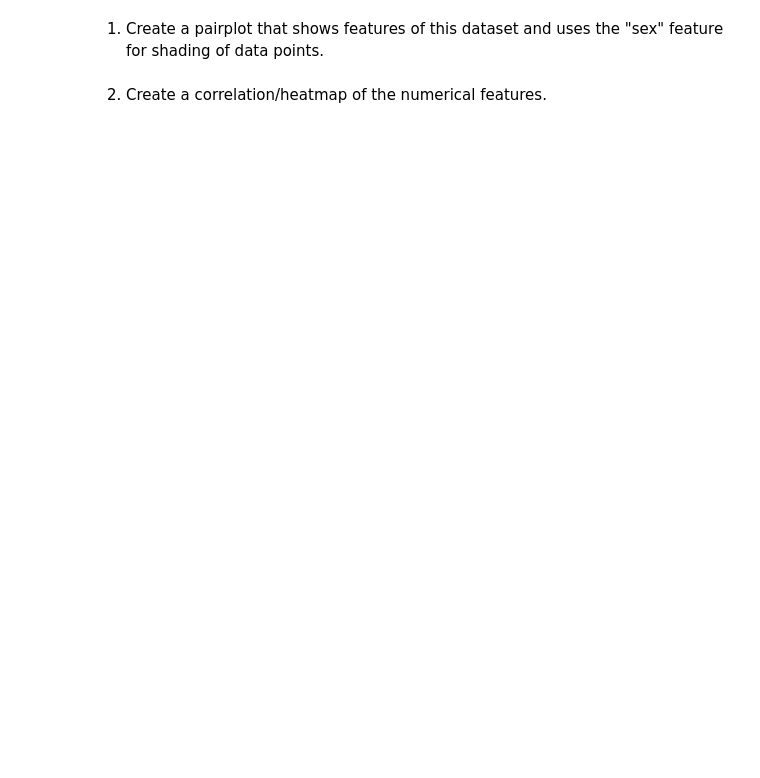
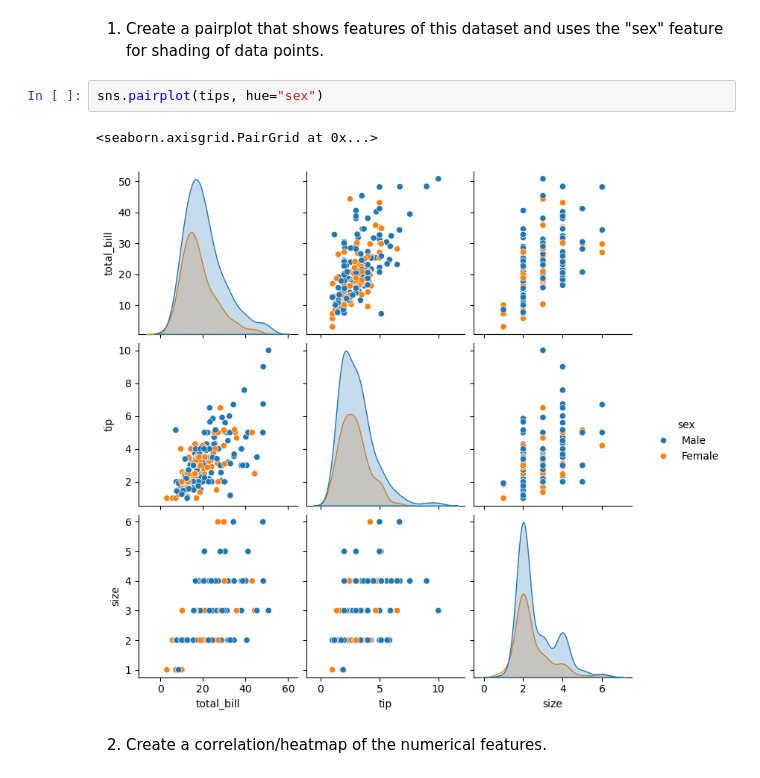
Before and after one commit to amcnett/data-sci, a Jupyter notebook: Data Exploration.ipynb, the cells around one changed output. Saved outputs shown, nothing was run; the diff lists cells and outputs as text; blank space fills up the shorter version.

```diff
--- a/Data Exploration.ipynb
+++ b/Data Exploration.ipynb
@@ -179,4 +255,9 @@ tips
 # %% [markdown]
 1. Create a pairplot that shows features of this dataset and uses the "sex" feature for shading of data points.
+# %%
+sns.pairplot(tips, hue="sex")
+# %% [output]
+<seaborn.axisgrid.PairGrid at 0x...>
+[figure, added]
 # %% [markdown]
 2. Create a correlation/heatmap of the numerical features.
```
Also changed, not shown: parts of 25 cells of this notebook.
